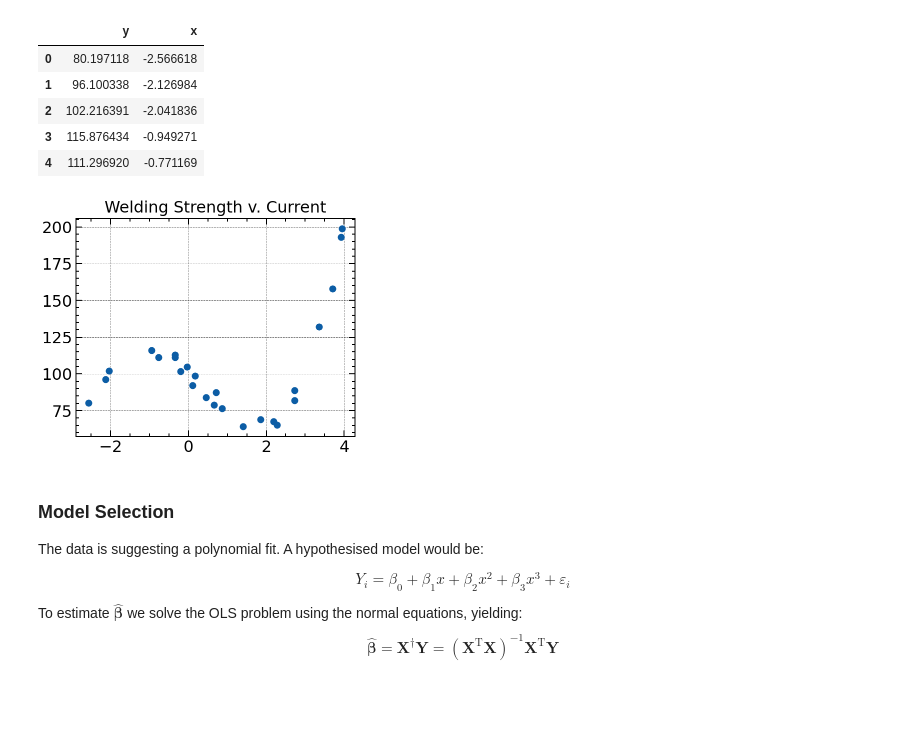
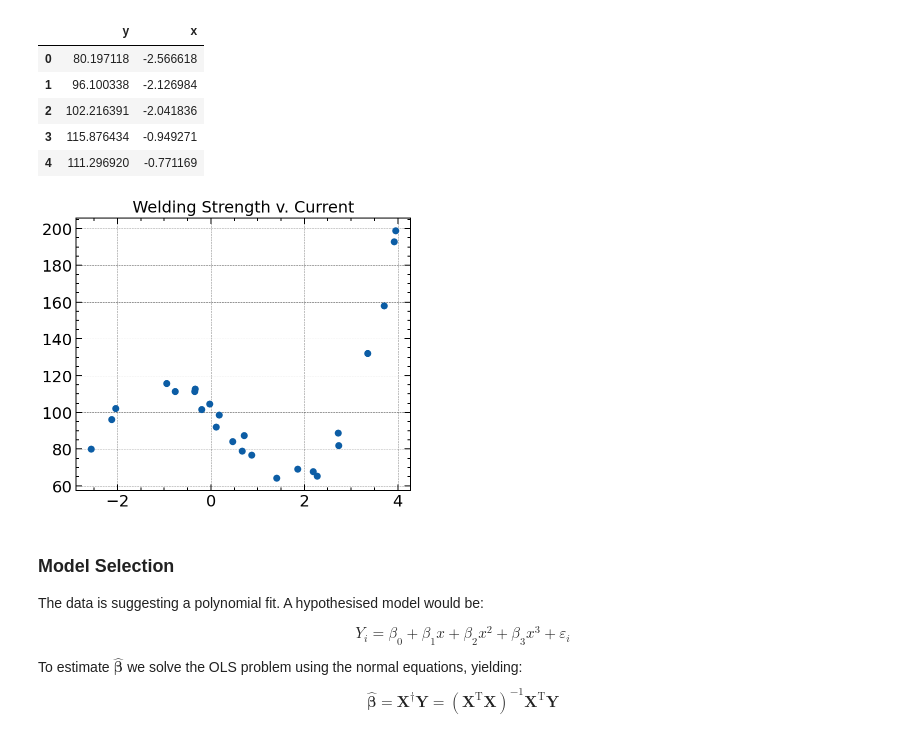
Before and after one commit to Sinbad-The-Sailor/Linear-Models, a Jupyter notebook: polynomial_regression.ipynb, the cells around one changed output. Saved outputs shown, nothing was run; the diff lists cells and outputs as text; code cells hidden in the pictures; blank space fills up the shorter version.

```diff
--- a/polynomial_regression.ipynb
+++ b/polynomial_regression.ipynb
@@ -27,12 +27,12 @@ df.head()
 # %%
 fig, ax = plt.subplots()
 ax.scatter(df['x'], df['y'])
 ax.set_title('Welding Strength v. Current')
 
-fig.set_size_inches(5, 4)
+fig.set_size_inches(6, 5)
 plt.show()
 # %% [output]
-[figure, old version]
+[figure, new version]
 # %% [markdown]
 ### Model Selection
 
```
Also changed, not shown: parts of 6 cells of this notebook.
